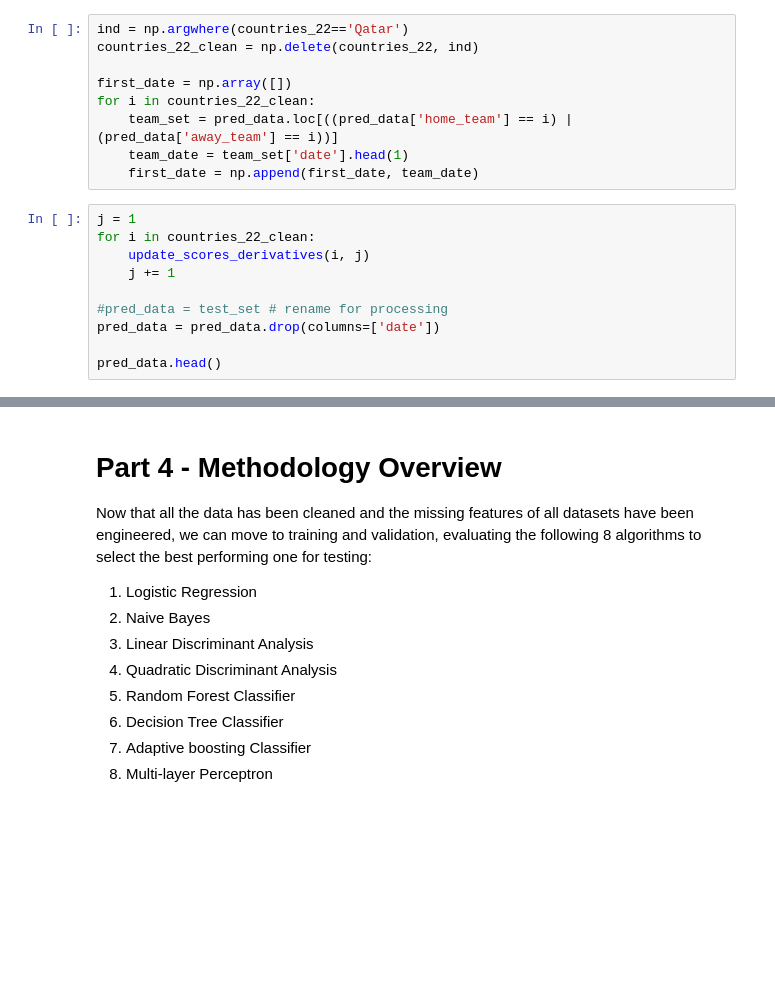
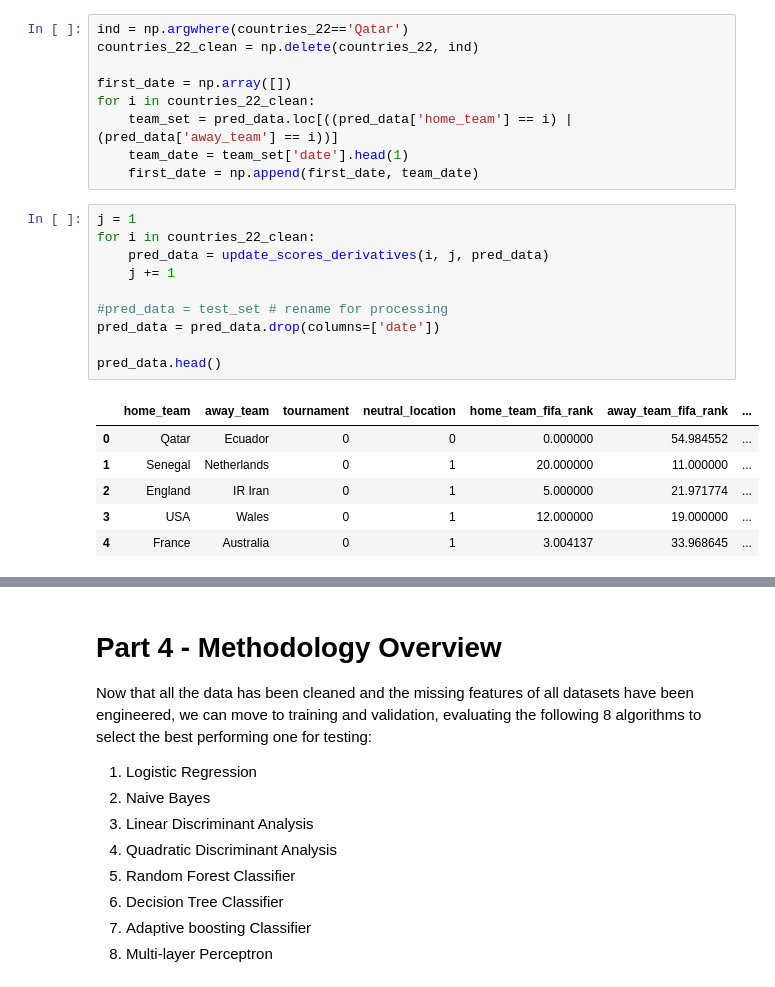
Before and after one commit to rasensiod/ML_Qatar22, a Jupyter notebook: Team2/MLProject_vRA.ipynb, the cells around one changed output, grey strips where cells are left out. Drawn from its saved outputs; the diff is of its cells as text; blank space fills up the shorter version.

```diff
--- a/Team2/MLProject_vRA.ipynb
+++ b/Team2/MLProject_vRA.ipynb
@@ -1444,10 +1376,17 @@ for i in countries_22_clean:
 # %%
 j = 1
 for i in countries_22_clean:
-    update_scores_derivatives(i, j)
+    pred_data = update_scores_derivatives(i, j, pred_data)
     j += 1
 
 #pred_data = test_set # rename for processing
 pred_data = pred_data.drop(columns=['date'])
 
 pred_data.head()
+# %% [output]
+|  | home_team | away_team | tournament | neutral_location | home_team_fifa_rank | away_team_fifa_rank | ... |
+| 0 | Qatar | Ecuador | 0 | 0 | 0.000000 | 54.984552 | ... |
+| 1 | Senegal | Netherlands | 0 | 1 | 20.000000 | 11.000000 | ... |
+| 2 | England | IR Iran | 0 | 1 | 5.000000 | 21.971774 | ... |
+| 3 | USA | Wales | 0 | 1 | 12.000000 | 19.000000 | ... |
+| 4 | France | Australia | 0 | 1 | 3.004137 | 33.968645 | ... |
```
Also changed, not shown: parts of 22 cells of this notebook.
